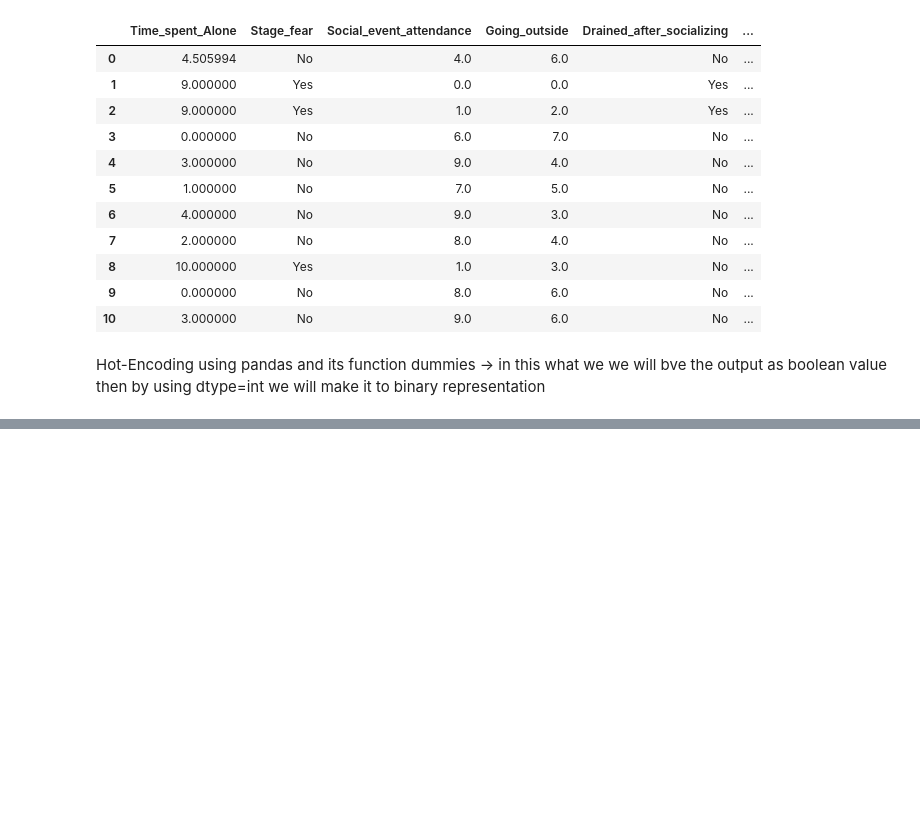
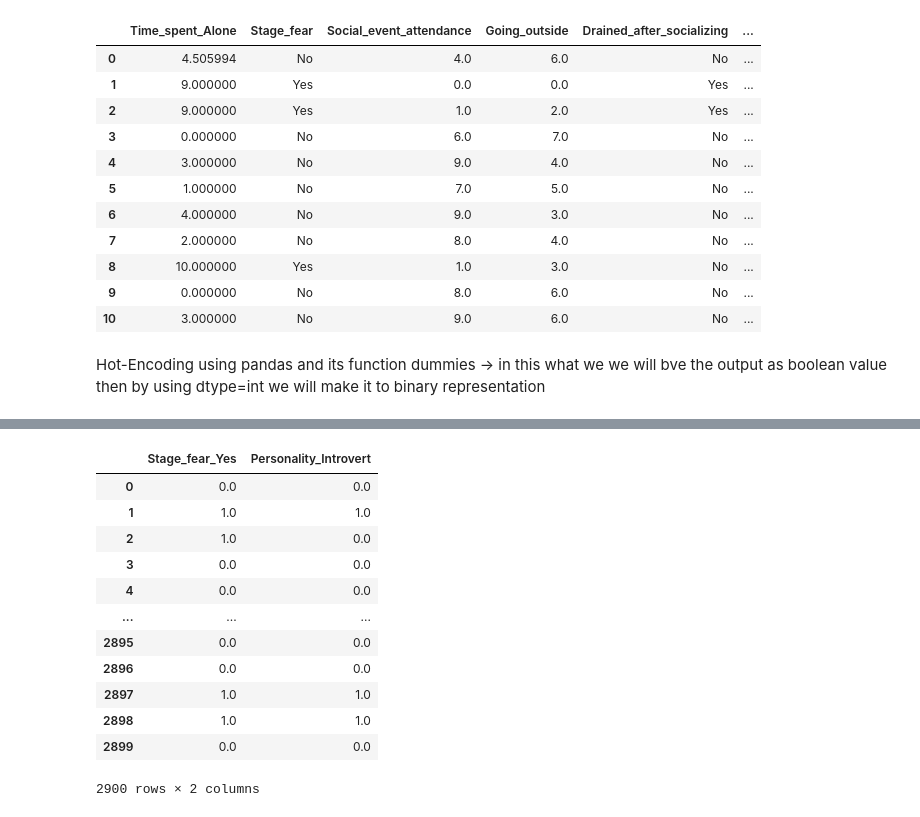
Before and after one commit to gitcrusher/DataScience, a Jupyter notebook: Personality_Analysis/main1.ipynb, the cells around one changed output, grey strips where cells are left out. Cells and saved outputs as stored; diff of their text form; code cells hidden in the pictures; blank space fills up the shorter version.

```diff
--- a/Personality_Analysis/main1.ipynb
+++ b/Personality_Analysis/main1.ipynb
@@ -230,0 +208,5 @@ memory usage: 45.4 KB
+# %%
+ohe = OneHotEncoder(drop='first')
+ohe.fit_transform(en_data)#it creates sparse matrix in which values are generally filled using 0 and 1
+ar = ohe.fit_transform(en_data).toarray() #we have changed it to array but we want it to be in dataframe so for that we willl do the next step
+ar
@@ -230,0 +221,16 @@ memory usage: 45.4 KB
+# %%
+pd.DataFrame(ar,columns=["Stage_fear_Yes","Personality_Introvert"])
+# %% [output]
+|  | Stage_fear_Yes | Personality_Introvert |
+| 0 | 0.0 | 0.0 |
+| 1 | 1.0 | 1.0 |
+| 2 | 1.0 | 0.0 |
+| 3 | 0.0 | 0.0 |
+| 4 | 0.0 | 0.0 |
+| ... | ... | ... |
+| 2895 | 0.0 | 0.0 |
+| 2896 | 0.0 | 0.0 |
+| 2897 | 1.0 | 1.0 |
+| 2898 | 1.0 | 1.0 |
+| 2899 | 0.0 | 0.0 |
+2900 rows × 2 columns
```
Also changed, not shown: parts of 4 cells of this notebook.
